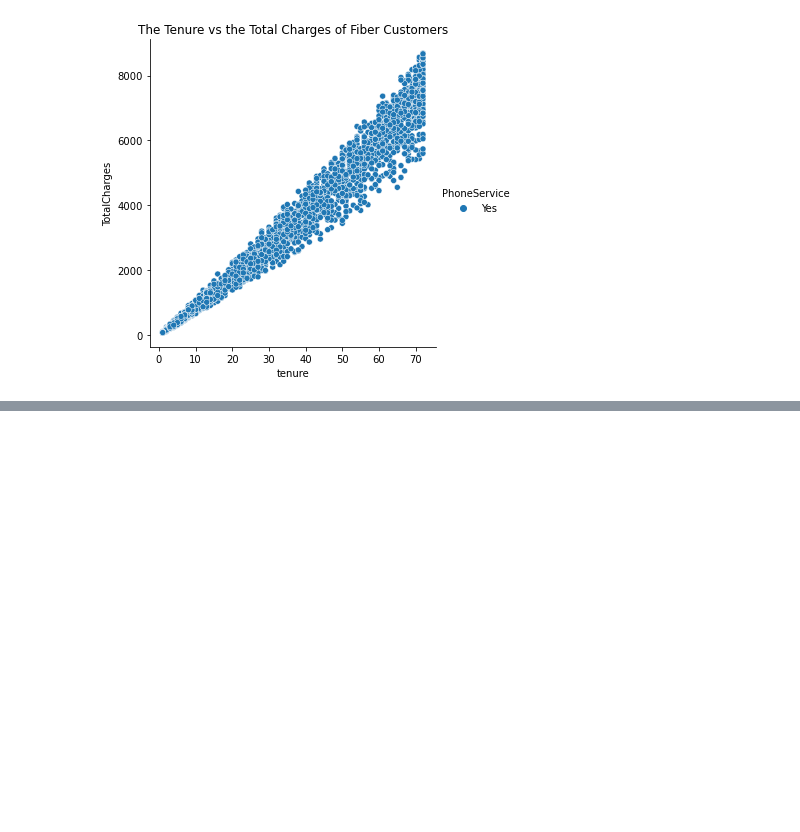
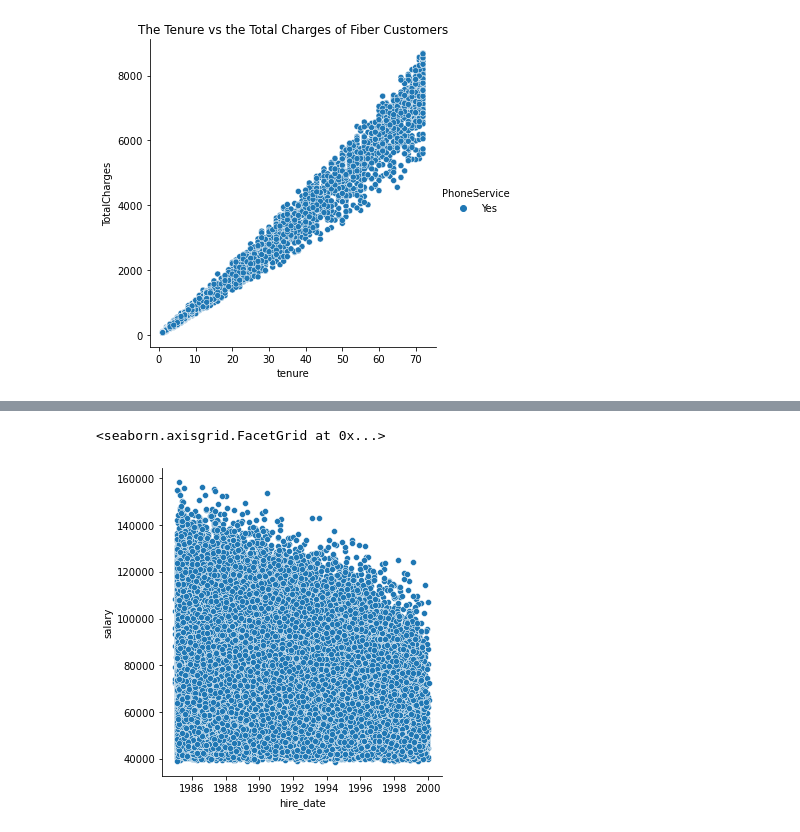
Before and after one commit to David-Howell/statistics-exercises, a Jupyter notebook: hypothesis_testing.ipynb, the cells around one changed output, grey strips where cells are left out. Cells and saved outputs as stored; diff of their text form; code cells hidden in the pictures; blank space fills up the shorter version.

```diff
--- a/hypothesis_testing.ipynb
+++ b/hypothesis_testing.ipynb
@@ -561,0 +625,9 @@ plt.show
+# %%
+salaries = gdb('employees',
+   '''
+   SELECT e.hire_date, s.salary
+			FROM employees e
+		JOIN salaries s
+			ON s.emp_no = e.emp_no
+		WHERE s.to_date > NOW();
+   ''')
@@ -561,0 +650,5 @@ plt.show
+# %%
+sns.relplot(data=salaries, x= 'hire_date', y= 'salary')
+# %% [output]
+<seaborn.axisgrid.FacetGrid at 0x...>
+[figure, added]
```
Also changed, not shown: parts of 55 cells of this notebook.
